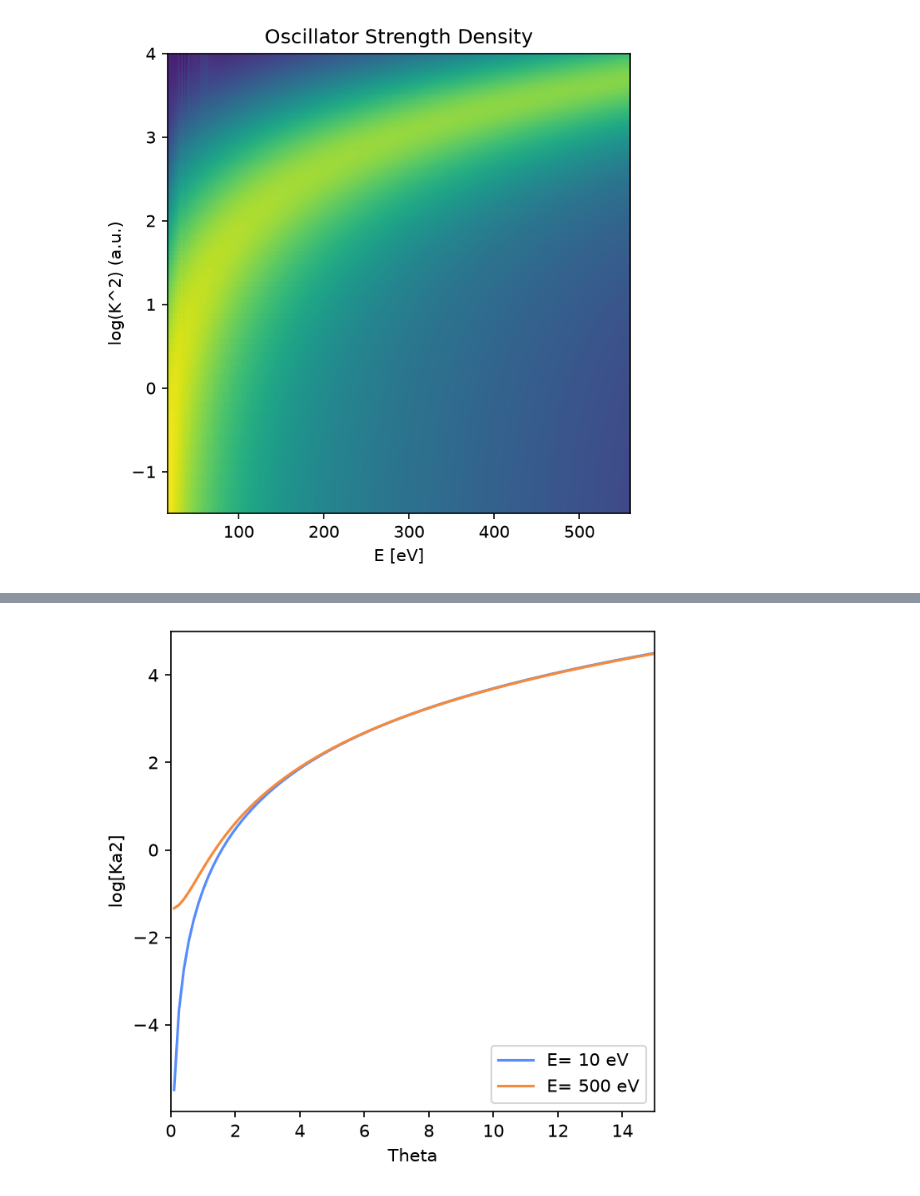
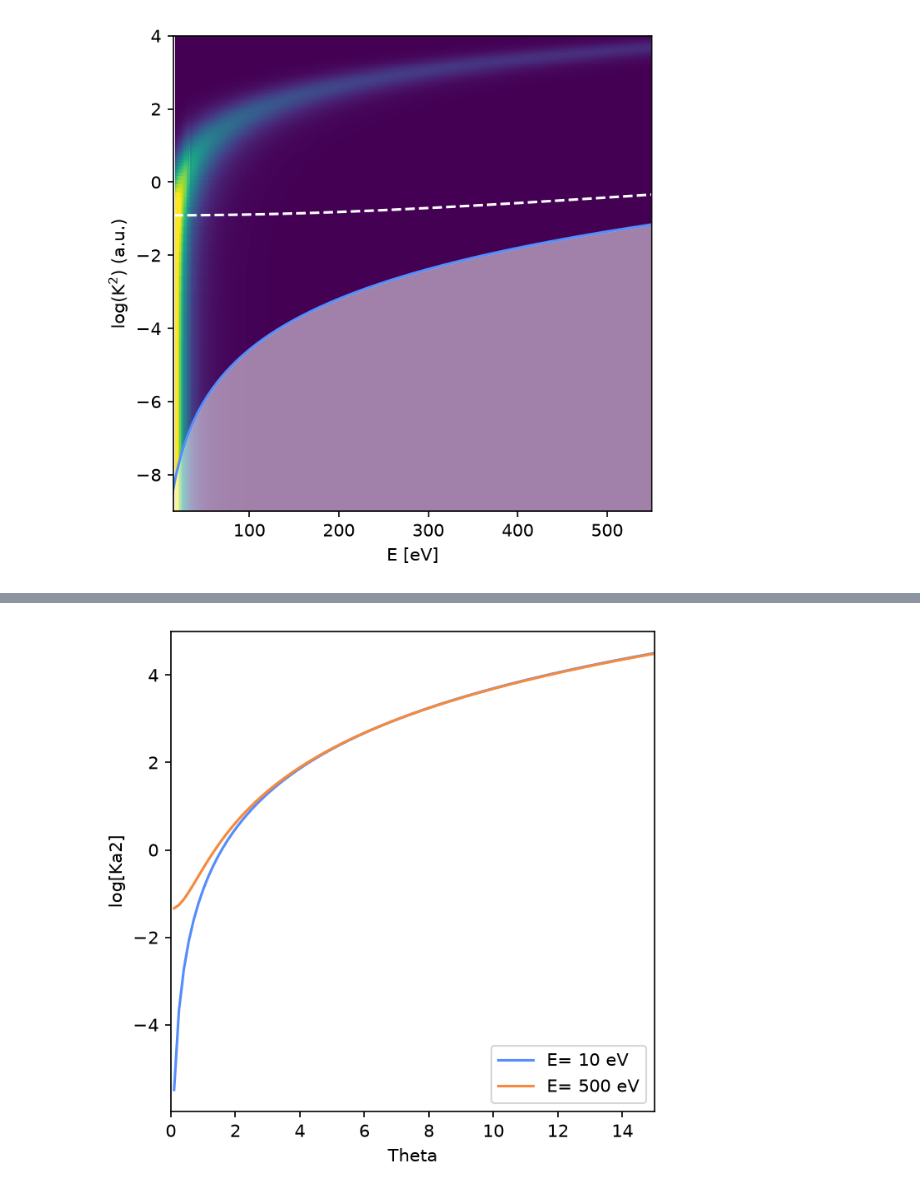
Before and after one commit to benjpjones/Project8ElectronScattering, a Jupyter notebook: H2Example.ipynb, the cells around one changed output, grey strips where cells are left out. Cells and saved outputs as stored; diff of their text form; code cells hidden in the pictures.

```diff
--- a/H2Example.ipynb
+++ b/H2Example.ipynb
@@ -13,16 +13,33 @@ from scipy.interpolate import LinearNDInterpolator,NearestNDInterpolator, Clough
 %matplotlib inline
 # %%
-dat=pd.read_csv("./Data/gosd_h2_R1p4.dat",delimiter=r'\s+',names=['K','E','GOSD'])
-binsK=dat.K.unique()
-binsE=dat.E.unique()
+binsK=saenzH2.gosd_simple.K.unique()
+binsE=saenzH2.gosd_simple.E.unique()
+T=18e3
 # %%
+
 plt.figure(figsize=(5,5),dpi=150)
-plt.hist2d(dat.E*constants.Hartree+1e-6,np.log(dat.K**2)+1e-6,weights=np.log(dat.GOSD),bins=[binsE*constants.Hartree,np.log(binsK**2)])
+
+plt.hist2d(saenzH2.gosd_simple.E*constants.Hartree+1e-6,np.log(saenzH2.gosd_simple.K**2)+1e-6,weights=saenzH2.gosd_simple.GOSD,bins=[binsE*constants.Hartree,np.log(binsK**2)])
+E=np.arange(0,600,1)
+MinKa2=np.log(kinematics.Ka2Min(E,T,constants.mH*2))
+MaxKa2=np.log(kinematics.Ka2Max(E,T,constants.mH*2))
+plt.fill_between(E,np.ones_like(E)*-10, MinKa2,color='white',alpha=0.5)
+plt.fill_between(E,MaxKa2, np.ones_like(E)*5,color='blue',alpha=0.5)
+plt.clim(0,1)
+plt.plot(E,MinKa2)
+plt.plot(E,MaxKa2)
+for Th in [1]:
+    CosTh=np.cos(Th*np.pi/180)
+
+    Ka2s=kinematics.GetKa2FromCosTheta(CosTh,T,E,constants.mH*2)
+
+    plt.plot(E,np.log(Ka2s),'--',label=str(Th),color='white')
 plt.xlabel("E [eV]")
-plt.ylabel("log(K^2) (a.u.)")
+plt.ylabel("log(K$^2$) (a.u.)")
 
-plt.ylim(-1.5,4)
-plt.title("Oscillator Strength Density")
+plt.ylim(-9,4)
+plt.xlim(15,550)
+#plt.title("Oscillator Strength Density")
 plt.savefig("./Plots/H2_OscillatorStrength_Saenz.png",dpi=150)
 # %% [output]
-[figure, old version]
+[figure, new version]
```
Also changed, not shown: parts of 8 cells of this notebook, 14 other files.
